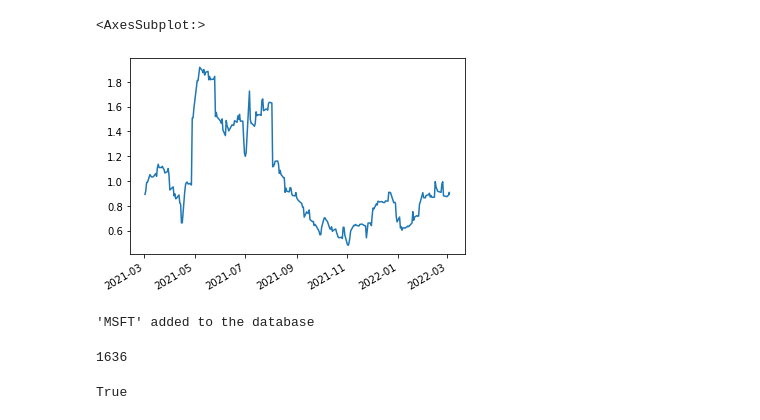
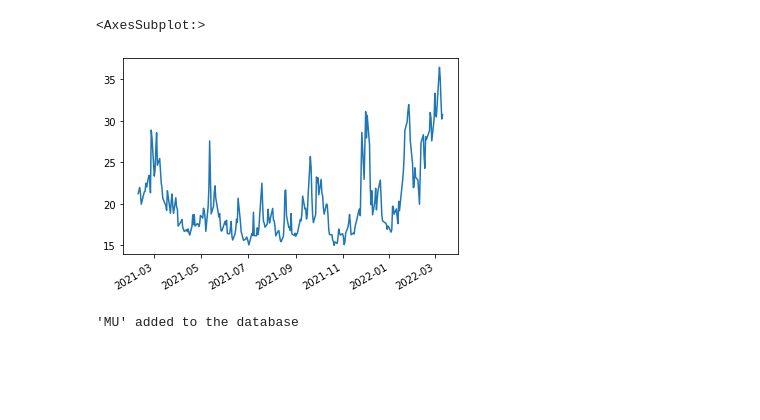
Before and after one commit to andermy/yahooScraper, a Jupyter notebook: test.ipynb, the cells around one changed output. Drawn from its saved outputs; the diff is of its cells as text; code cells hidden in the pictures; blank space fills up the shorter version.

```diff
--- a/test.ipynb
+++ b/test.ipynb
@@ -133,6 +131,6 @@ apple2.tail()
 # %%
 # set stock ticker symbol
-stock_symbol = c[10]
+stock_symbol = "^VIX"
 
 # set date range for historical prices
 end_time = date.today()
@@ -176,17 +200,9 @@ s[(s['rel_risk']>0)&(s['return']>0)&(s['return']<2)].plot.scatter(x='iv', y='ret
 # %%
-prices.volatility.plot()
+prices.close.plot()
 # %% [output]
 <AxesSubplot:>
-[figure, old version]
+[figure, new version]
 # %%
-m.add("MSFT")
+m.add("MU")
 # %% [output]
-'MSFT' added to the database
+'MU' added to the database
-# %%
-len(tickers)
-# %% [output]
-1636
-# %%
-"msft" in tickers
-# %% [output]
-True
```
Also changed, not shown: parts of 26 cells of this notebook, 12 other files.
